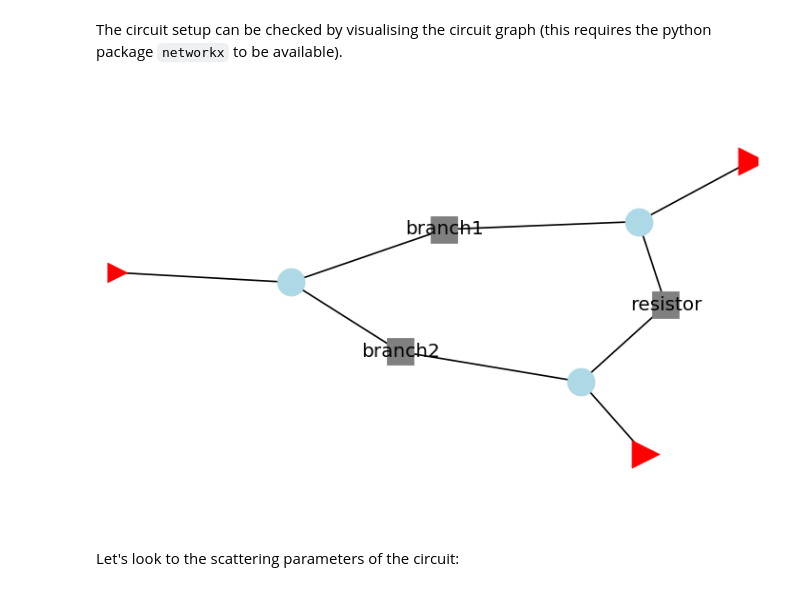
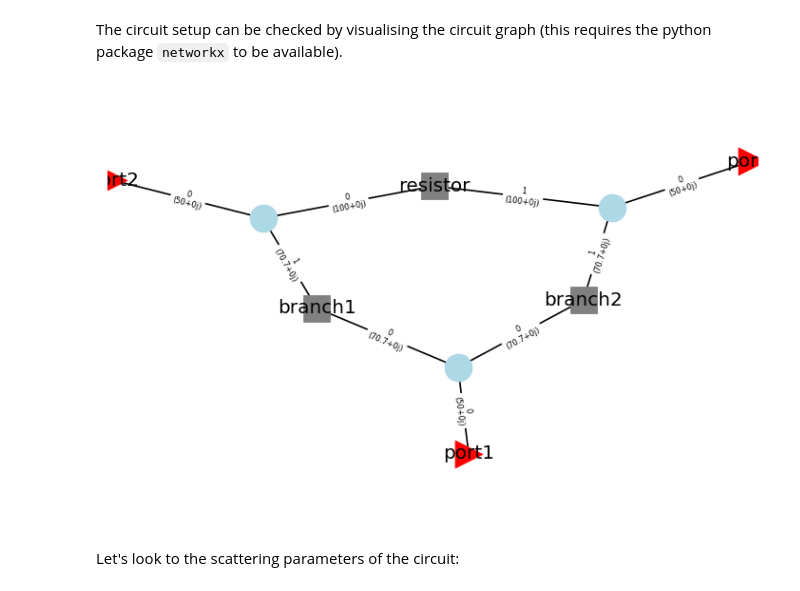
Before and after one commit to scikit-rf/scikit-rf, a Jupyter notebook: doc/source/examples/circuit/Wilkinson Power Splitter.ipynb, the cells around one changed output. Cells and saved outputs as stored; diff of their text form; code cells hidden in the pictures.

```diff
--- a/doc/source/examples/circuit/Wilkinson Power Splitter.ipynb
+++ b/doc/source/examples/circuit/Wilkinson Power Splitter.ipynb
@@ -53,9 +53,9 @@ C = rf.Circuit(connections)
 # %% [markdown]
 The circuit setup can be checked by visualising the circuit graph (this requires the python package `networkx` to be available).
 # %%
-C.plot_graph(is_network_labels=True)
+C.plot_graph(is_network_labels=True, is_edge_labels=True, is_port_labels=True, port_fontize=2)
 # %% [output]
-[figure, old version]
+[figure, new version]
 # %% [markdown]
 Let's look to the scattering parameters of the circuit:
 # %%
```
